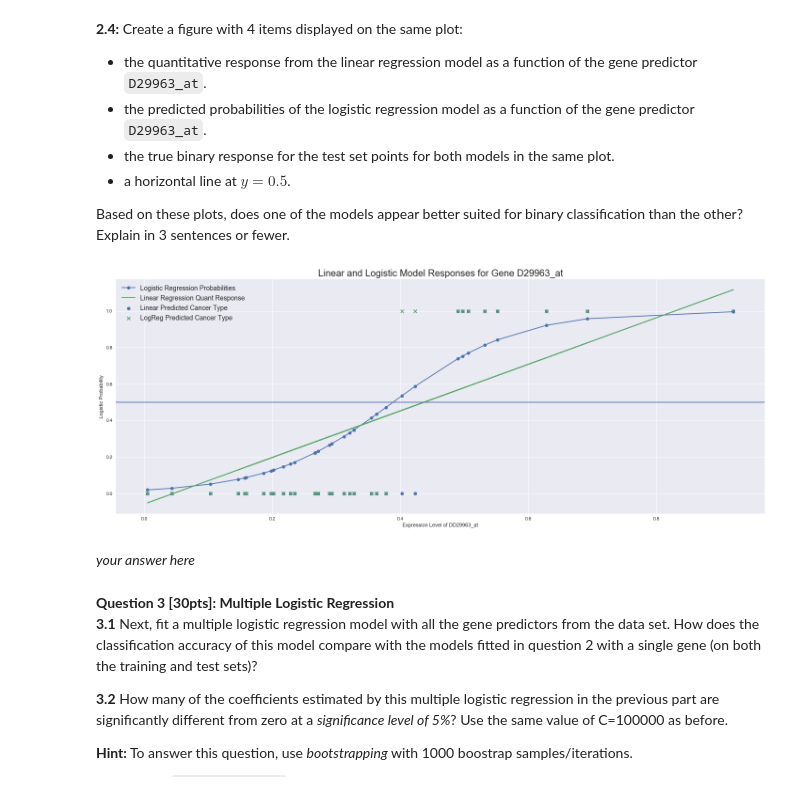
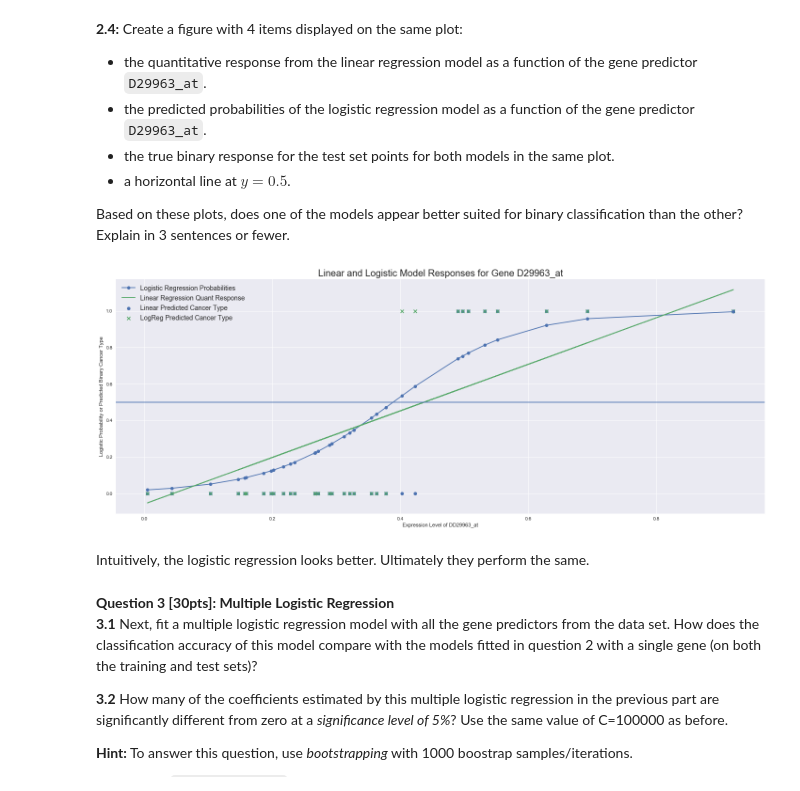
Before and after one commit to tmaounis/cs109a_hw5, a Jupyter notebook: cs109a_hw5_109.ipynb, the cells around one changed output. Drawn from its saved outputs; the diff is of its cells as text; code cells hidden in the pictures.

```diff
--- a/cs109a_hw5_109.ipynb
+++ b/cs109a_hw5_109.ipynb
@@ -306,15 +306,15 @@ The classification accuracy for the linear model on the test set is 0.76
 # %% [markdown]
 **2.3:** Next, fit a simple logistic regression model to the training set... How do the training and test classification accuracies of this model compare with the linear regression model? If there are no substantial differences, why do you think this happens?
 # %%
-model_LR = LogisticRegression(C=100000, solver='newton-cg', max_iter=250).fit(x_D2_train_cst,y_train)
+model_D2_LR = LogisticRegression(C=100000).fit(x_D2_train_cst,y_train)
 
-y_train_pred_LR = model_LR.predict(x_D2_train_cst)
-y_test_pred_LR = model_LR.predict(x_D2_test_cst)
+y_train_pred_D2_LR = model_D2_LR.predict(x_D2_train_cst)
+y_test_pred_D2_LR = model_D2_LR.predict(x_D2_test_cst)
 
 print("The classification accuracy for the logistic regression on the training set is %.2f"
-      %accuracy_score(y_train,y_train_pred_LR))
+      %accuracy_score(y_train,y_train_pred_D2_LR))
 print("The classification accuracy for the logistic regression on the test set is %.2f"
-      %accuracy_score(y_test,y_test_pred_LR))
+      %accuracy_score(y_test,y_test_pred_D2_LR))
 # %% [output]
 The classification accuracy for the logistic regression on the training set is 0.80
 The classification accuracy for the logistic regression on the test set is 0.76
@@ -331,29 +331,26 @@ Based on these plots, does one of the models appear better suited for binary cla
 # %%
 fig, ax1 = plt.subplots(figsize=(20,8))
 plt.title("Linear and Logistic Model Responses for Gene D29963_at", fontsize=20)
 plt.xlabel("Expression Level of DD29963_at")
-plt.ylabel("Logistic Probability")
-#ax2 = ax1.twinx()
-#ax2.axis('off')
-#ax2.set_ylabel("True Binary Cancer Response")
+plt.ylabel("Logistic Probability or Predicted Binary Cancer Type")
 
 plt.scatter(x_test['D29963_at'],y_test_pred_class, label="Linear Predicted Cancer Type", marker="o")
-plt.scatter(x_test['D29963_at'],y_test_pred_LR, label="LogReg Predicted Cancer Type", marker="x")
+plt.scatter(x_test['D29963_at'],y_test_pred_D2_LR, label="LogReg Predicted Cancer Type", marker="x")
 
-x_sort = list(x_test['D29963_at'])
-x_sort.sort()
-y_sort_LR = model_LR.predict_proba(x_D2_test_cst)[:,1]
-y_sort_LR.sort()
-plt.plot(x_sort, y_LR, label="Logistic Regression Probabilities", marker = "o")
+xs = list(x_test['D29963_at'])
+xs.sort()
+ys = model_D2_LR.predict_proba(x_D2_test_cst)[:,1]
+ys.sort()
+plt.plot(xs, ys, label="Logistic Regression Probabilities", marker = "o")
 plt.plot(x_test['D29963_at'], y_test_pred, label="Linear Regression Quant Response")
 
 plt.axhline(y=0.5)
 plt.legend(fontsize=14)
 plt.tight_layout()
 # %% [output]
-[figure, old version]
+[figure, new version]
-# %% [markdown]
-*your answer here*
+# %% [markdown]
+Intuitively, the logistic regression looks better. Ultimately they perform the same.
 # %% [markdown]
 <div class='exercise'> <b> Question 3 [30pts]: Multiple Logistic Regression </b> </div>
 
```
Also changed, not shown: parts of 4 cells of this notebook.
